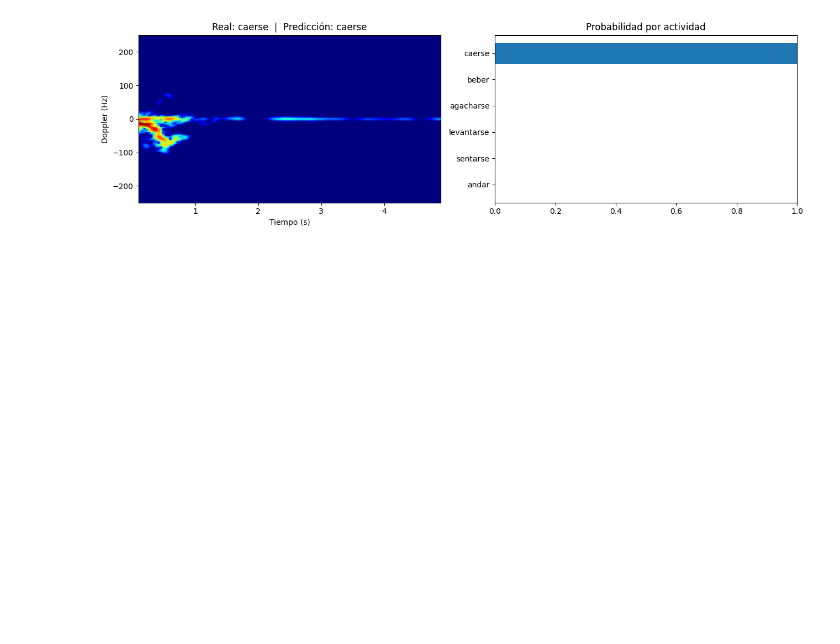
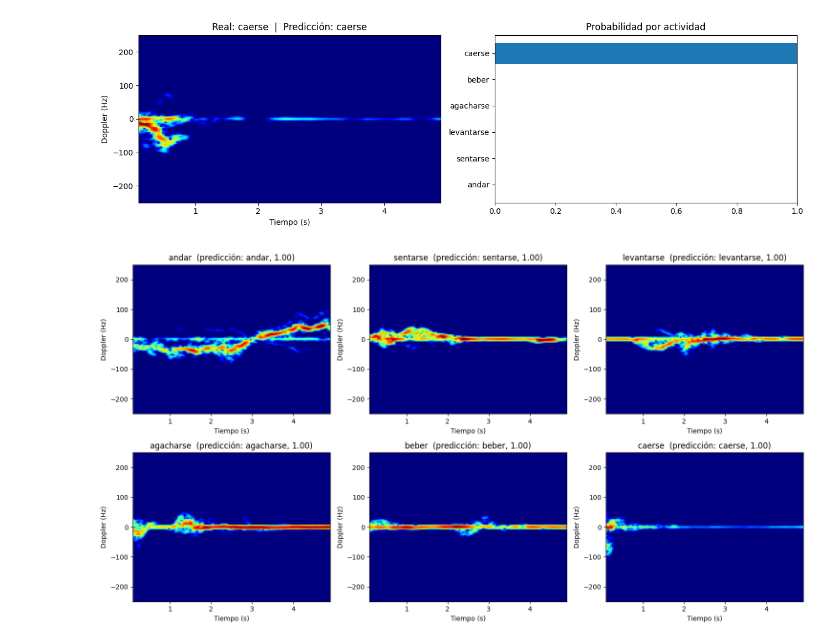
Before and after one commit to juuanmartiinez/radar-micro-Doppler, a Jupyter notebook: notebooks/4.0-prueba-individual.ipynb, the cells around one changed output. Saved outputs shown, nothing was run; the diff lists cells and outputs as text; code cells hidden in the pictures; blank space fills up the shorter version.

```diff
--- a/notebooks/4.0-prueba-individual.ipynb
+++ b/notebooks/4.0-prueba-individual.ipynb
@@ -76,3 +78,21 @@ plt.tight_layout()
 plt.show()
 # %% [output]
 [figure]
+# %%
+fig, axs = plt.subplots(2, 3, figsize=(15, 8))
+
+for ax, act in zip(axs.flat, range(1, 7)):
+    ruta = f"../data/processed/senales/C1_{act}P36A0{act}R01.npz"
+    imagen, probs = predecir(ruta)
+    pred = probs.argmax() + 1
+
+    ax.imshow(imagen, origin="lower", aspect="auto", cmap="jet", extent=[0.1, 4.9, -250, 250])
+    ax.set_title(f"{ACTIVIDADES[act]}  (predicción: {ACTIVIDADES[pred]}, {probs.max():.2f})")
+    ax.set_xlabel("Tiempo (s)")
+    ax.set_ylabel("Doppler (Hz)")
+
+plt.tight_layout()
+plt.savefig("../reports/espectrogramas.png", dpi=120, bbox_inches="tight")   # ANTES de show
+plt.show()
+# %% [output]
+[figure, added]
```
Also changed, not shown: parts of 1 cell of this notebook, 2 other files.
